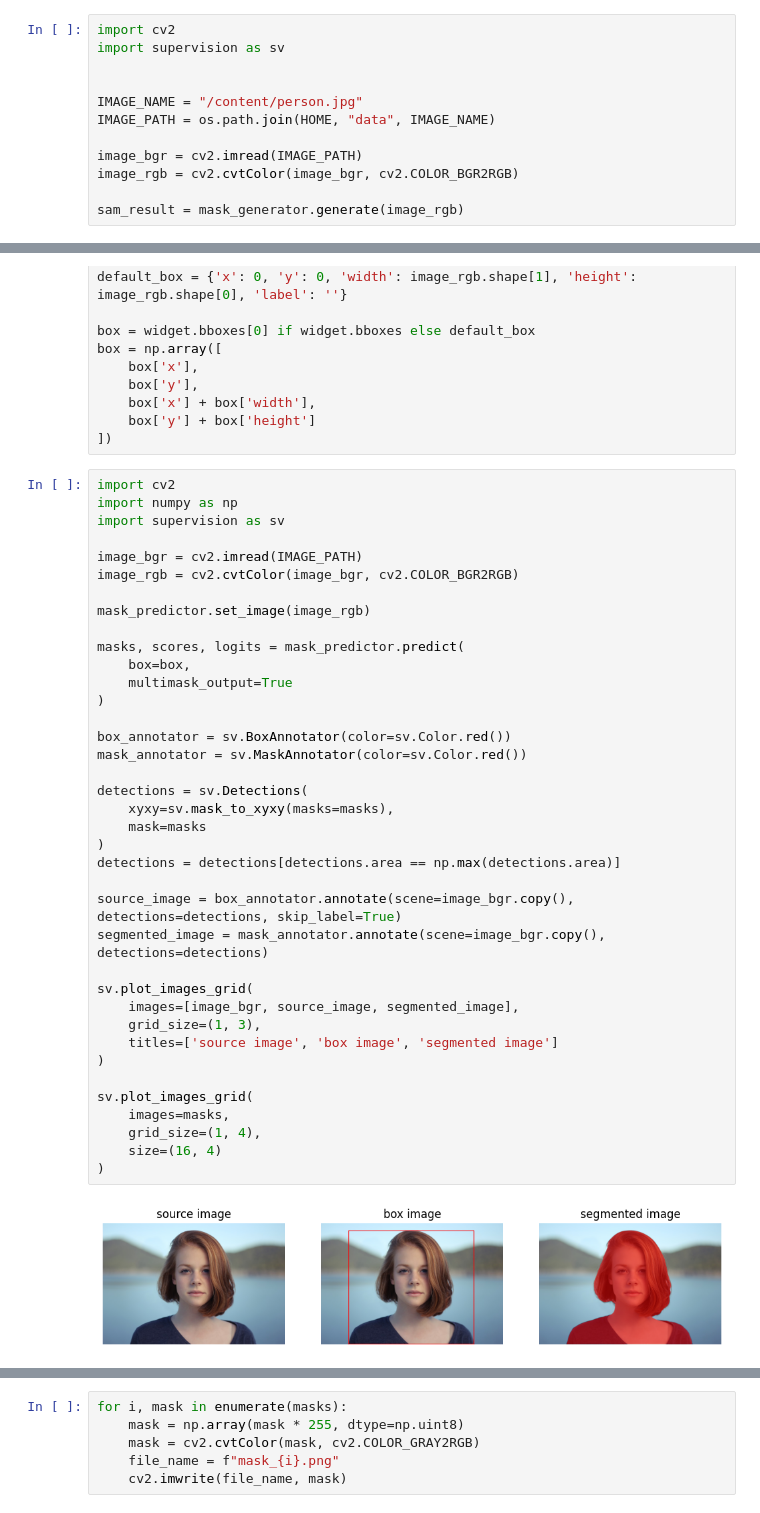
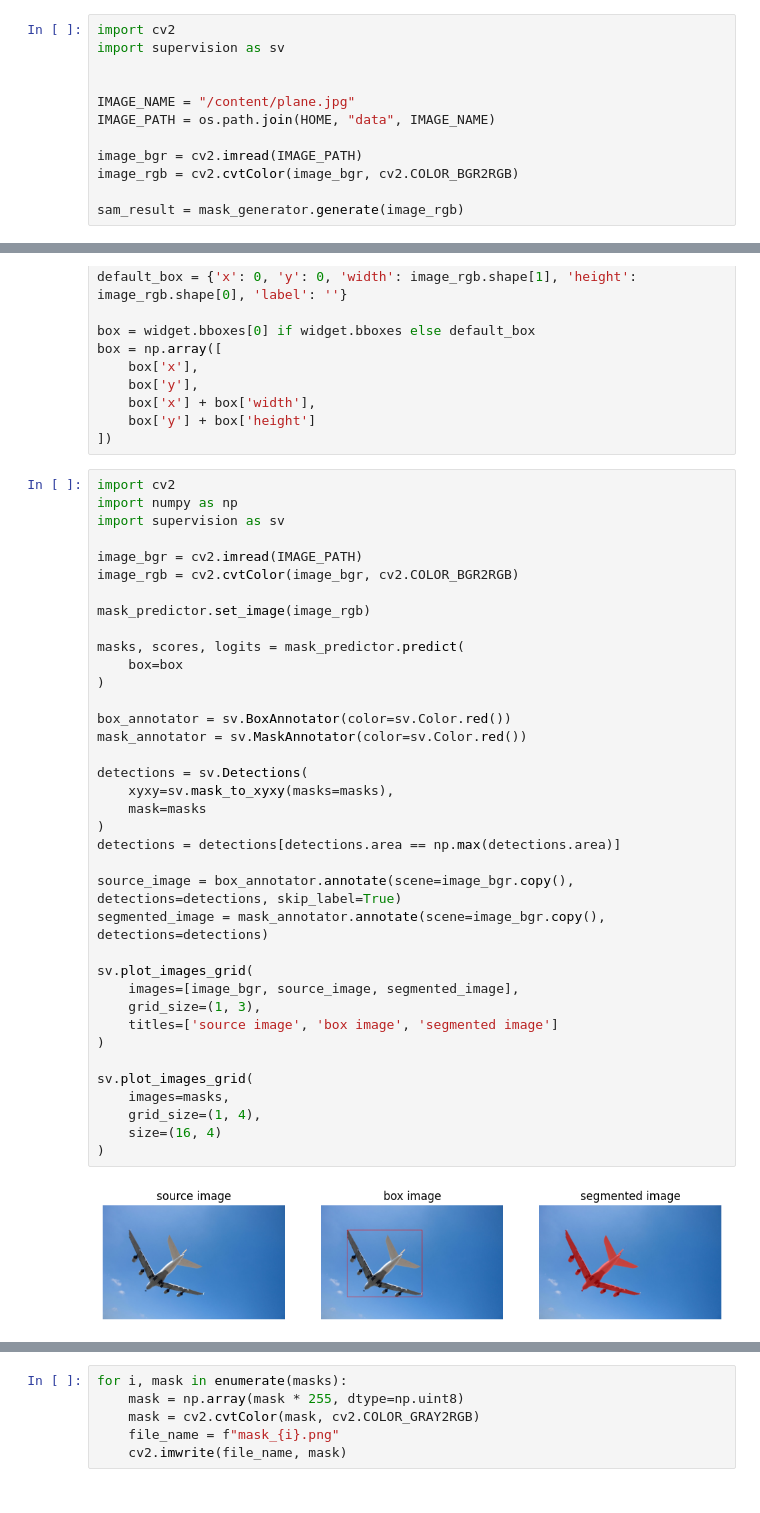
Before and after one commit to SelimSavas/segment-anything-background-removal, a Jupyter notebook: segment-anything-background-removal.ipynb, the cells around one changed output, grey strips where cells are left out. Drawn from its saved outputs; the diff is of its cells as text.

```diff
--- a/segment-anything-background-removal.ipynb
+++ b/segment-anything-background-removal.ipynb
@@ -85,7 +85,7 @@ import cv2
 import supervision as sv
 
 
-IMAGE_NAME = "/content/person.jpg"
+IMAGE_NAME = "/content/plane.jpg"
 IMAGE_PATH = os.path.join(HOME, "data", IMAGE_NAME)
 
 image_bgr = cv2.imread(IMAGE_PATH)
@@ -157,33 +157,32 @@ image_rgb = cv2.cvtColor(image_bgr, cv2.COLOR_BGR2RGB)
 
 mask_predictor.set_image(image_rgb)
 
 masks, scores, logits = mask_predictor.predict(
-    box=box,
-    multimask_output=True
+    box=box
 )
 
 box_annotator = sv.BoxAnnotator(color=sv.Color.red())
 mask_annotator = sv.MaskAnnotator(color=sv.Color.red())
 
 detections = sv.Detections(
     xyxy=sv.mask_to_xyxy(masks=masks),
     mask=masks
 )
 detections = detections[detections.area == np.max(detections.area)]
 
 source_image = box_annotator.annotate(scene=image_bgr.copy(), detections=detections, skip_label=True)
 segmented_image = mask_annotator.annotate(scene=image_bgr.copy(), detections=detections)
 
 sv.plot_images_grid(
     images=[image_bgr, source_image, segmented_image],
     grid_size=(1, 3),
     titles=['source image', 'box image', 'segmented image']
 )
 
 sv.plot_images_grid(
     images=masks,
     grid_size=(1, 4),
     size=(16, 4)
 )
 # %% [output]
-[figure, old version]
+[figure, new version]
```
Also changed, not shown: parts of 5 cells of this notebook.
